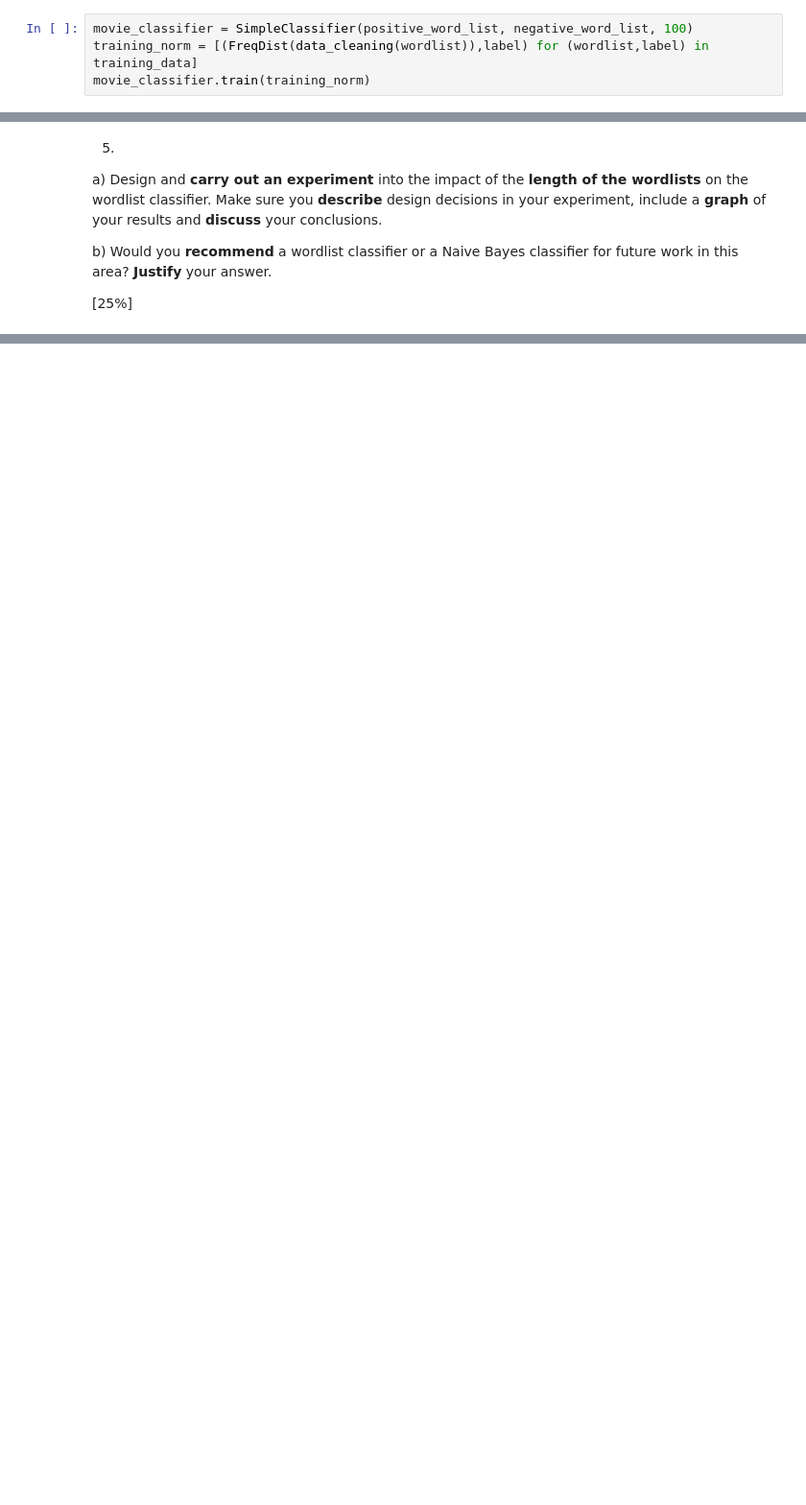
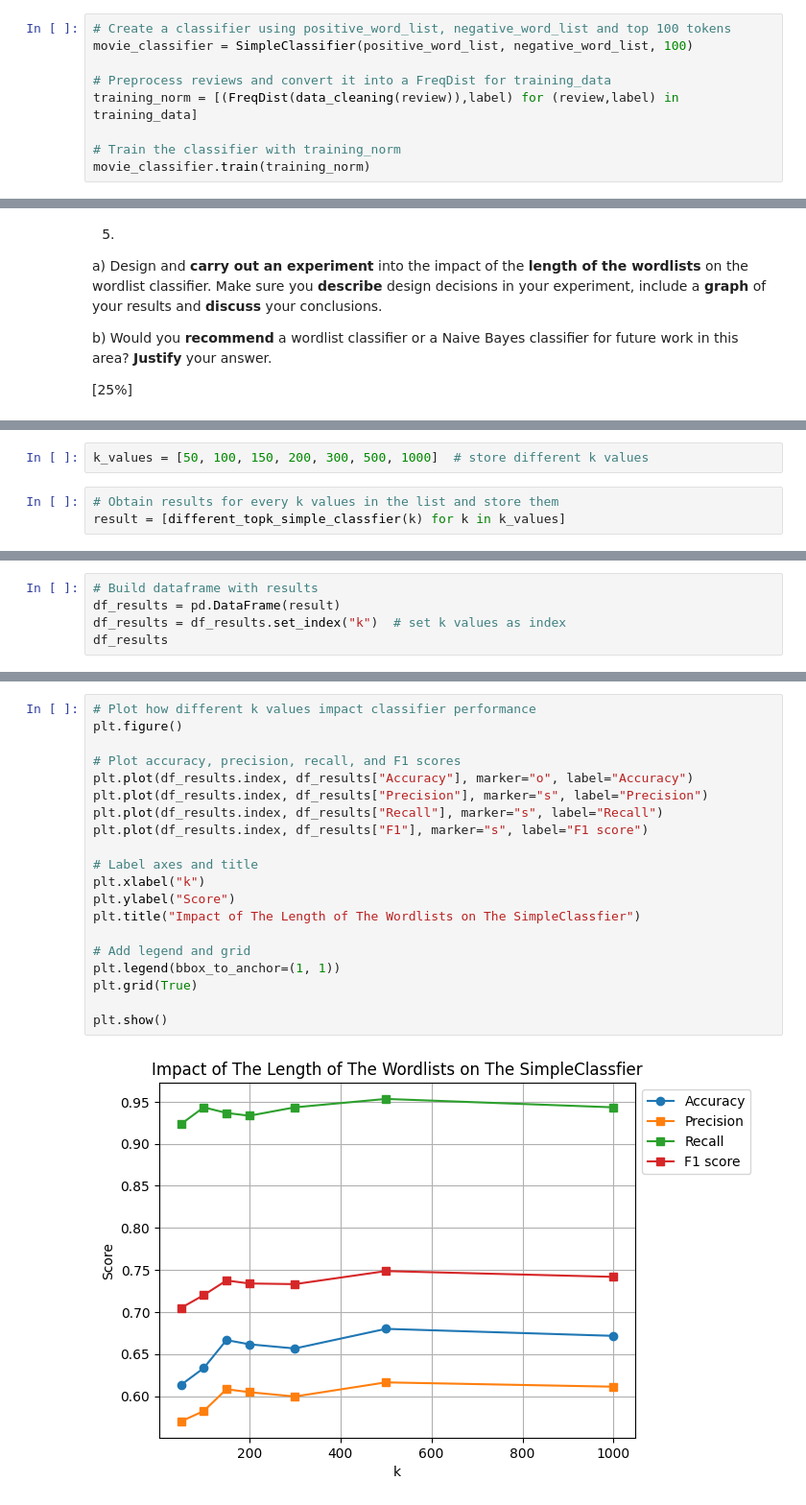
Before and after one commit to Efemirkan/Applied-Natural-Language-Processing, a Jupyter notebook: ANLPassignment2025.ipynb, the cells around one changed output, grey strips where cells are left out. Shown at 96% size. Cells and saved outputs as stored; diff of their text form; blank space fills up the shorter version.

```diff
--- a/ANLPassignment2025.ipynb
+++ b/ANLPassignment2025.ipynb
@@ -261,7 +293,12 @@ class SimpleClassifier(ClassifierI):
         return ("pos", "neg")
 # %%
+# Create a classifier using positive_word_list, negative_word_list and top 100 tokens
 movie_classifier = SimpleClassifier(positive_word_list, negative_word_list, 100)
-training_norm = [(FreqDist(data_cleaning(wordlist)),label) for (wordlist,label) in training_data]
+
+# Preprocess reviews and convert it into a FreqDist for training_data
+training_norm = [(FreqDist(data_cleaning(review)),label) for (review,label) in training_data]
+
+# Train the classifier with training_norm
 movie_classifier.train(training_norm)
 # %% [markdown]
 b)
@@ -341,0 +515,5 @@ b) Would you **recommend** a wordlist classifier or a Naive Bayes classifier for
+# %%
+k_values = [50, 100, 150, 200, 300, 500, 1000]  # store different k values
+# %%
+# Obtain results for every k values in the list and store them
+result = [different_topk_simple_classfier(k) for k in k_values]
@@ -341,0 +522,5 @@ b) Would you **recommend** a wordlist classifier or a Naive Bayes classifier for
+# %%
+# Build dataframe with results
+df_results = pd.DataFrame(result)
+df_results = df_results.set_index("k")  # set k values as index
+df_results
@@ -341,0 +537,22 @@ b) Would you **recommend** a wordlist classifier or a Naive Bayes classifier for
+# %%
+# Plot how different k values impact classifier performance
+plt.figure()
+
+# Plot accuracy, precision, recall, and F1 scores
+plt.plot(df_results.index, df_results["Accuracy"], marker="o", label="Accuracy")
+plt.plot(df_results.index, df_results["Precision"], marker="s", label="Precision")
+plt.plot(df_results.index, df_results["Recall"], marker="s", label="Recall")
+plt.plot(df_results.index, df_results["F1"], marker="s", label="F1 score")
+
+# Label axes and title
+plt.xlabel("k")
+plt.ylabel("Score")
+plt.title("Impact of The Length of The Wordlists on The SimpleClassfier")
+
+# Add legend and grid
+plt.legend(bbox_to_anchor=(1, 1))
+plt.grid(True)
+
+plt.show()
+# %% [output]
+[figure, added]
```
Also changed, not shown: parts of 30 cells of this notebook.
